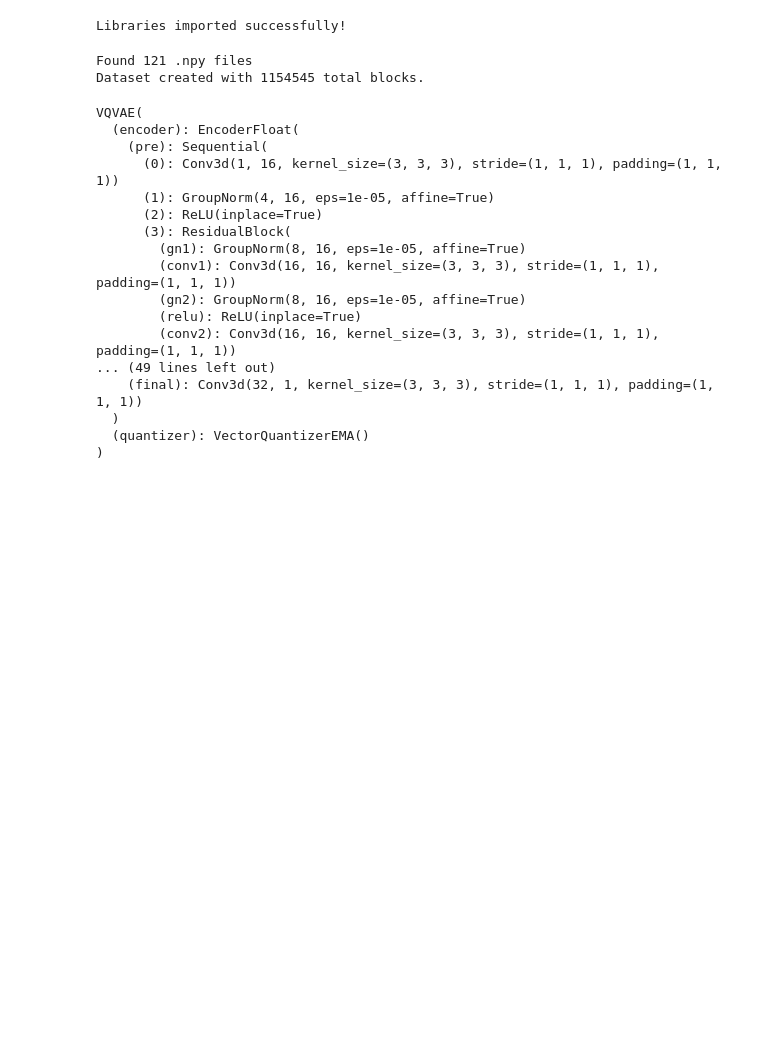
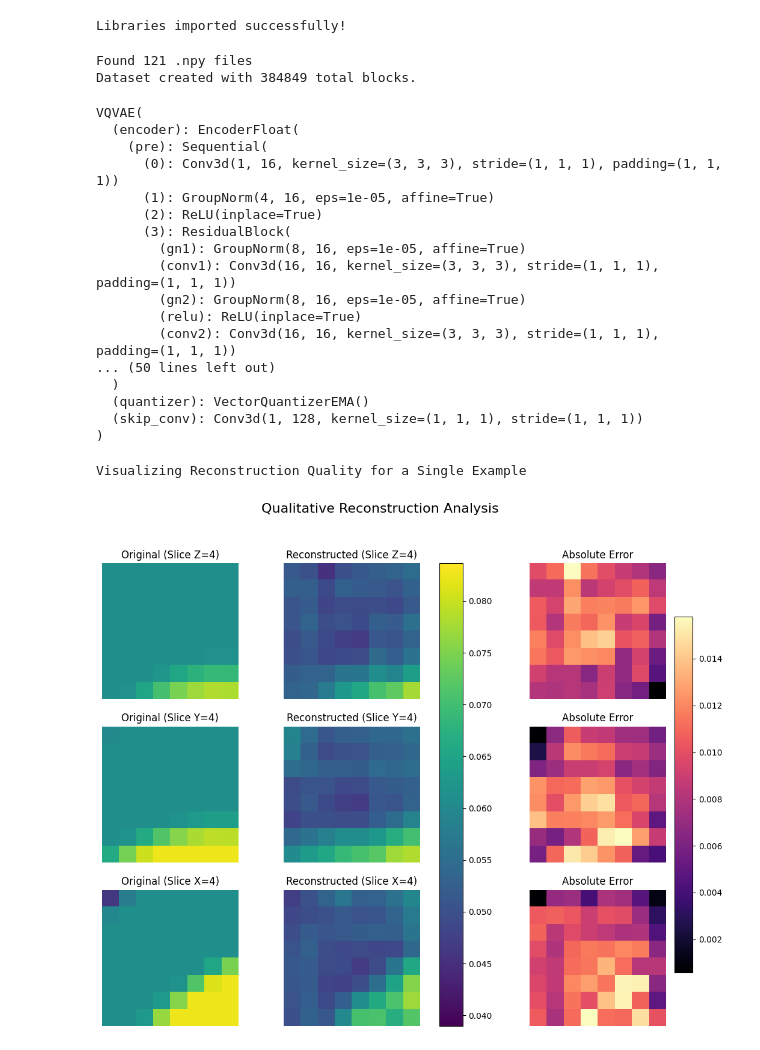
Before and after one commit to ZephirFXEC/VQVDB, a Jupyter notebook: notebook_scalar.ipynb, the cells around one changed output. Cells and saved outputs as stored; diff of their text form; code cells hidden in the pictures; blank space fills up the shorter version.

```diff
--- a/notebook_scalar.ipynb
+++ b/notebook_scalar.ipynb
@@ -28,11 +28,11 @@ Libraries imported successfully!
 # %%
 from python.VQVAE_v2 import *
 # %%
-BATCH_SIZE = 4096
+BATCH_SIZE = 2048
 IN_CHANNELS = 1
 EMBEDDING_DIM = 128  # The dimensionality of the embeddings
 NUM_EMBEDDINGS = 256  # The size of the codebook (the "dictionary")
-COMMITMENT_COST = 0.25
+COMMITMENT_COST = 0.5
 
 device = "cuda"
 data_dir = "C:/Users/zphrfx/Desktop/hdk/VQVDB/data/vdb_cache/mix/npy"
@@ -52,7 +52,7 @@ if not npy_files:
 print(f"Found {len(npy_files)} .npy files")
 
 vdb_dataset = VDBLeafDataset(npy_files=npy_files, include_origins=False, in_channels=IN_CHANNELS)
-vdb_dataset = torch.utils.data.Subset(vdb_dataset, range(0, len(vdb_dataset), 6))  # Subsample to reduce dataset size
+vdb_dataset = torch.utils.data.Subset(vdb_dataset, range(0, len(vdb_dataset), 18))  # Subsample to reduce dataset size
 # Split dataset randomly with 90% for training and 10% for validation
 train_size = int(0.8 * len(vdb_dataset))
 val_size = len(vdb_dataset) - train_size
@@ -69,7 +69,7 @@ model.load_state_dict(save["state_dict"])
 model.eval()
 # %% [output]
 Found 121 .npy files
-Dataset created with 1154545 total blocks.
+Dataset created with 384849 total blocks.
 VQVAE(
   (encoder): EncoderFloat(
     (pre): Sequential(
@@ -82,16 +82,16 @@ VQVAE(
         (gn2): GroupNorm(8, 16, eps=1e-05, affine=True)
         (relu): ReLU(inplace=True)
         (conv2): Conv3d(16, 16, kernel_size=(3, 3, 3), stride=(1, 1, 1), padding=(1, 1, 1))
-... (49 lines left out)
-    (final): Conv3d(32, 1, kernel_size=(3, 3, 3), stride=(1, 1, 1), padding=(1, 1, 1))
+... (50 lines left out)
   )
   (quantizer): VectorQuantizerEMA()
+  (skip_conv): Conv3d(1, 128, kernel_size=(1, 1, 1), stride=(1, 1, 1))
 )
 # %%
 print("Visualizing Reconstruction Quality for a Single Example")
 
 # Get a random block from the dataset
-original_block = vdb_dataset[4543].unsqueeze(0).to(device)
+original_block = vdb_dataset[4531].unsqueeze(0).to(device)
 
 # Perform the full compression/decompression cycle
 indices = model.encode(original_block)
@@ -126,33 +126,36 @@ axes[0, 2].axis('off')
 axes[1, 0].imshow(original_np[:, center_slice_idx, :], vmin=vmin, vmax=vmax, cmap='viridis')
 axes[1, 0].set_title(f'Original (Slice Y={center_slice_idx})')
 axes[1, 0].axis('off')
 # Reconstructed (Y=4)
 axes[1, 1].imshow(reconstructed_np[:, center_slice_idx, :], vmin=vmin, vmax=vmax, cmap='viridis')
 axes[1, 1].set_title(f'Reconstructed (Slice Y={center_slice_idx})')
 axes[1, 1].axis('off')
 # Error Map (Y=4)
 axes[1, 2].imshow(error_np[:, center_slice_idx, :], cmap='magma')
 axes[1, 2].set_title('Absolute Error')
 axes[1, 2].axis('off')
 
 # --- Row 3: X-Axis Slice ---
 # Original (X=4)
 axes[2, 0].imshow(original_np[:, :, center_slice_idx], vmin=vmin, vmax=vmax, cmap='viridis')
 axes[2, 0].set_title(f'Original (Slice X={center_slice_idx})')
 axes[2, 0].axis('off')
 # Reconstructed (X=4)
 axes[2, 1].imshow(reconstructed_np[:, :, center_slice_idx], vmin=vmin, vmax=vmax, cmap='viridis')
 axes[2, 1].set_title(f'Reconstructed (Slice X={center_slice_idx})')
 axes[2, 1].axis('off')
 # Error Map (X=4)
 axes[2, 2].imshow(error_np[:, :, center_slice_idx], cmap='magma')
 axes[2, 2].set_title('Absolute Error')
 axes[2, 2].axis('off')
 
 fig.colorbar(im1, ax=axes[:,:2], orientation='vertical', fraction=.1)
 fig.colorbar(im3, ax=axes[:,2], orientation='vertical', fraction=.1)
 plt.suptitle('Qualitative Reconstruction Analysis', fontsize=16)
 plt.show()
+# %% [output]
+Visualizing Reconstruction Quality for a Single Example
+[figure, added]
 # %%
 plt.figure(figsize=(10, 6))
 plt.hist(original_np.flatten(), bins=50, alpha=0.7, label='Original')
```
Also changed, not shown: parts of 2 cells of this notebook, 2 other files.
